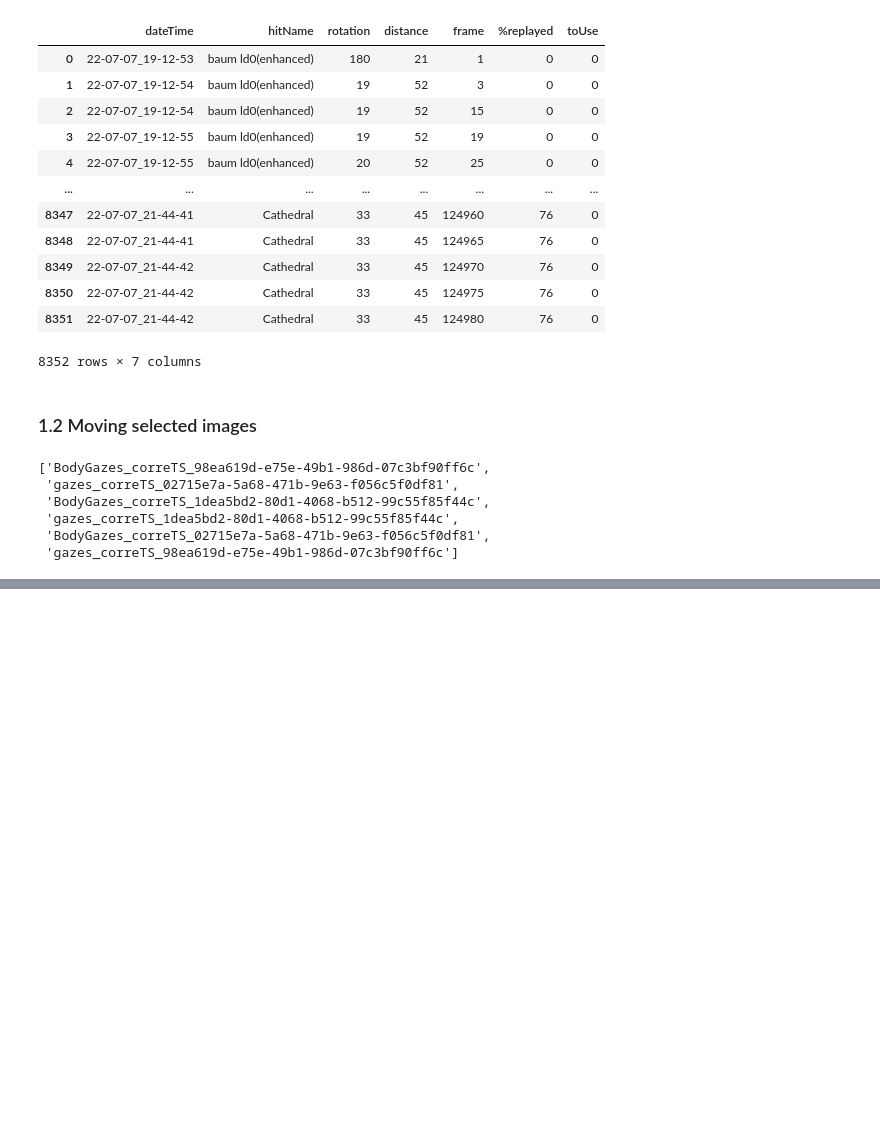
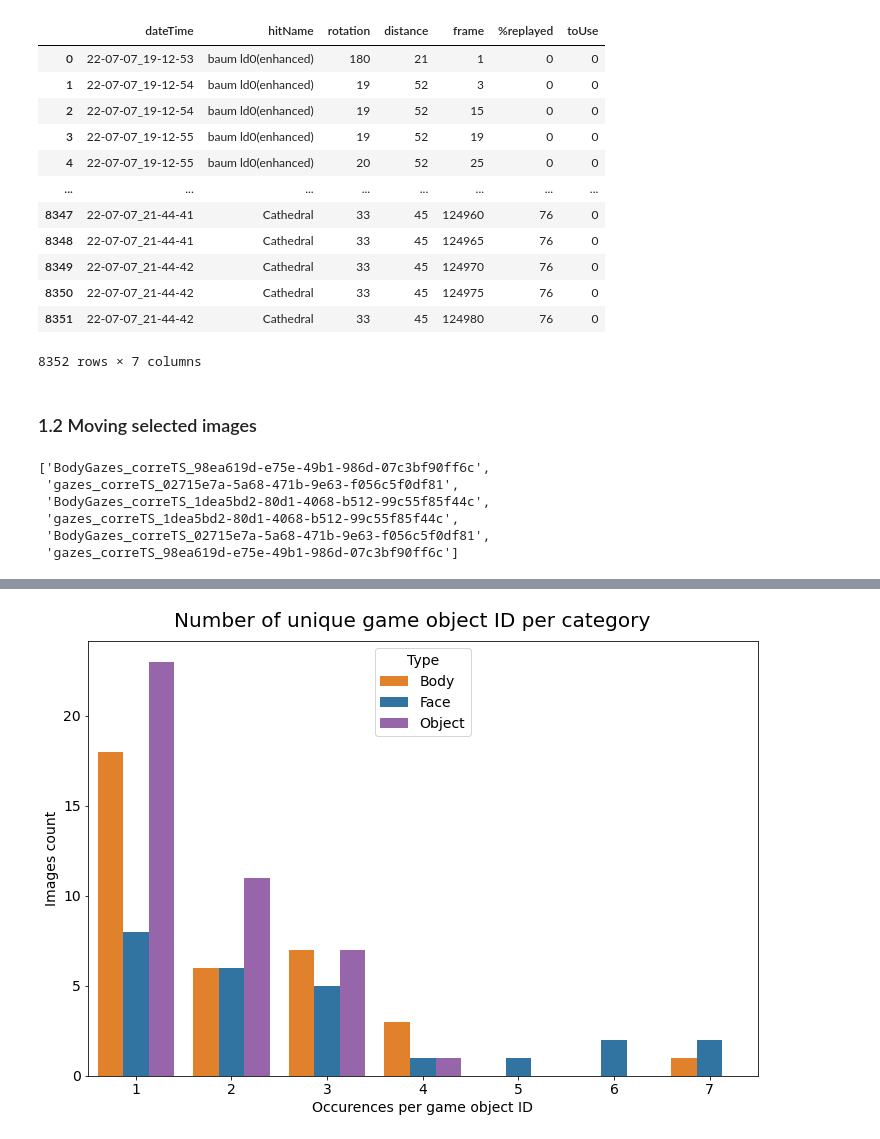
Before and after one commit to JohnMadrid/screenshots_processing, a Jupyter notebook: images_processing.ipynb, the cells around one changed output, grey strips where cells are left out. Cells and saved outputs as stored; diff of their text form; code cells hidden in the pictures; blank space fills up the shorter version.

```diff
--- a/images_processing.ipynb
+++ b/images_processing.ipynb
@@ -150,0 +215,15 @@ Copying FACE img.1600x1000.date.2022-07-12_00-23-26.hitname.face_410.rotation.14
+# %%
+# df = df.groupby(['Type']).agg(sum = ('Object','Face','Body'))
+res = df.groupby(['Type', 'Hitname']).agg(count=('Hitname', 'count'))
+counts = res.reset_index()
+# %%
+fig, ax = plt.subplots(figsize=(12,8))
+plt.rcParams.update({'font.size': 14})
+fig.suptitle("Number of unique game object ID per category", fontsize=20, y=0.93)
+
+sns.countplot(data=counts, x='count', hue='Type', palette=colors)
+ax.set_xlabel('Occurences per game object ID')
+ax.set_ylabel('Images count')
+plt.savefig("data/images_statistics/" + "number_unique_game_object" + ".pdf", format='pdf', dpi=1200)
+# %% [output]
+[figure, added]
```
Also changed, not shown: parts of 8 cells of this notebook, 10 other files.
